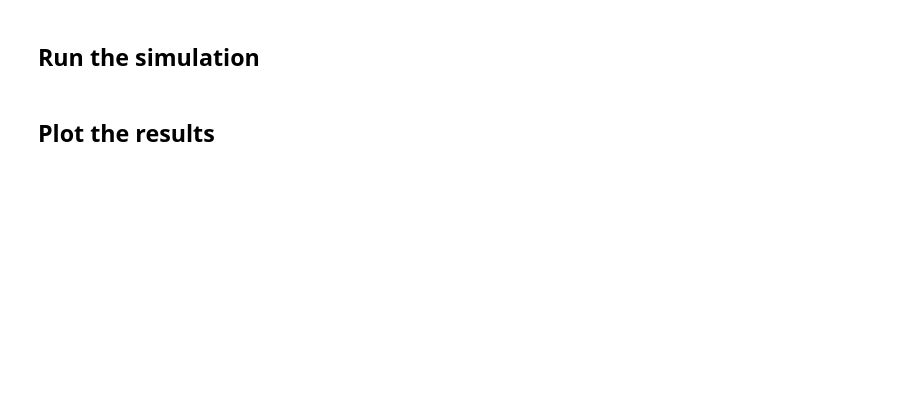
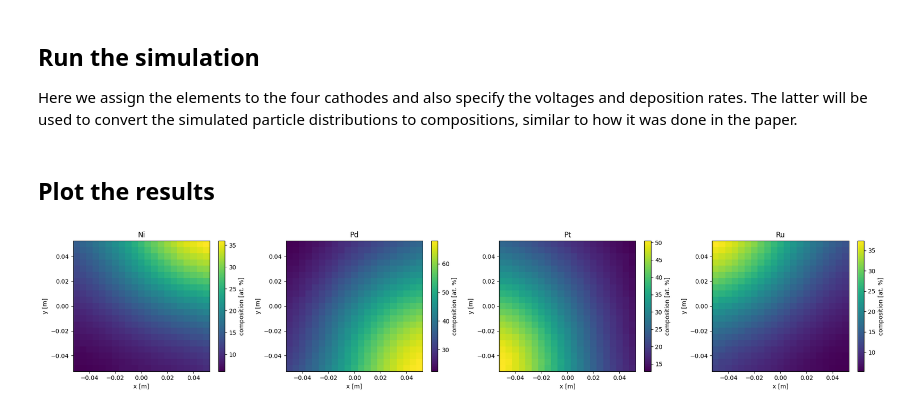
Before and after one commit to felixthln/pysimtra, a Jupyter notebook: docs/source/user_guide/subclassing.ipynb, the cells around one changed output. Cells and saved outputs as stored; diff of their text form; code cells hidden in the pictures; blank space fills up the shorter version.

```diff
--- a/docs/source/user_guide/subclassing.ipynb
+++ b/docs/source/user_guide/subclassing.ipynb
@@ -76,7 +91,7 @@ class CustomSputterSystem(SputterSystem):
         """
 
         # Create a cylindrical sputter chamber, convert from Pa to mTorr
-        chamber = Chamber.cylindrical(radius=0.12, length=0.18, temperature=293.15, pressure=0.13332 * pressure)
+        chamber = ps.Chamber.cylindrical(radius=0.12, length=0.18, temperature=293.15, pressure=0.13332 * pressure)
         # The chamber will have four cathodes positioned on an "anker circle" and with an identical tilt
         cat_pos = {1: 45, 2: 135, 3: -135, 4: -45}  # °
         # Convert the tilt on the adjustment screw to actual cathode tilt
@@ -85,12 +100,11 @@ class CustomSputterSystem(SputterSystem):
         mags: list[ps.Magnetron] = []
         for i, pos in cat_pos.items():
             # Create the custom magnetron
-            mag = CustomMagnetron(name'mag_%d' % i, pos, t_deg, elements[i], n_particles)
+            mag = CustomMagnetron('mag%d' % i, pos, t_deg, elements[i], n_particles)
             mags.append(mag)
-        # Define the substrate which also will be the same for all depositions (identical to the previous guide)
-        # Convert the table height parameter to the actual position in the chamber
+        # Define the substrate which also will be the same for all depositions
         s_surf = ps.Rectangle(name='subSurface', dx=0.05, dy=0.05, save_avg_data=True, avg_grid=(21, 21))
-        substrate = ps.DummyObject(name='substrate', surfaces=[s_surf], position=(0, 0, 0.2 - table_height))
+        substrate = ps.DummyObject(name='substrate', surfaces=[s_surf], position=(0, 0, 0.15))
         # Initialize the superclass
         super().__init__(chamber, mags, substrate, output_path)
 
@@ -98,16 +112,16 @@ class CustomSputterSystem(SputterSystem):
     def sim_deposition(self, voltages: dict[int, float], dep_rates: dict[int, float]) -> pd.DataFrame:
 
         """
-        Initiates the simulation of the deposition.
+        Initiates the simulation of the deposition and converts the simulation results to composition.
 
-        :param voltages: voltages of the power supplies
+        :param voltages: voltages of the power supplies which will be used maximum ion energies for the Thompson distribution
         :param dep_rates: measured deposition rates in the center of the substrate
-        :return: composition in atomic percent
+        :return: DataFrame with the compositions in atomic percent
         """
 
         # Set the voltages on the power supplies as maximum ion energies
         elements: list[str] = []
-        for i, v for voltages.items():
+        for i, v in voltages.items():
             # Find the magnetron with the respective name and set the maximum ion energy
             mag = [m for m in self.magnetrons if m.name == 'mag%d' % i][0]
             mag.max_ion_energy = v
@@ -117,19 +131,24 @@ class CustomSputterSystem(SputterSystem):
         sim_res = self.simulate(['mag%d' % i for i in voltages.keys()])
         # Get the number of particles for every magnetron and flatten the result
         n_particles = {i: res.n_particles['substrate'].flatten() for i, res in zip(voltages.keys(), sim_res)}
-        # Wrap the results in a pandas DataFrame, change the column names to the elements
-        n_particles = pd.DataFrame.from_dict(n_particles, index=range(1, 442), columns=elements)
+        # Wrap the results in a pandas DataFrame
+        n_particles = pd.DataFrame.from_dict(n_particles)
+        n_particles.index = range(1, 442)
         # Convert to a deposition profile by normalizing to the center area and multiplying with the deposition rates
-        dep_profile = n_particles / n_particles.loc[220] * pd.Series(dep_rates)
+        dep_profile = n_particles / n_particles.loc[221] * pd.Series(dep_rates)
+        # Change the column names to the elements
+        dep_profile.rename(columns={i: e for i, e in zip(voltages.keys(), elements)}, inplace=True)
         # Calculate the ratio to arrive at the composition in volume percent
         vol = dep_profile.div(dep_profile.sum(axis=1), axis=0) * 100
-        # Get the density and the atomic of each element
+        # Get the density and the atomic of each element via mendeleev
         density = pd.Series({e: Element(e).density for e in elements})
-        at_mass = pd.Series({e: Element(e).atomic_mass for e in elements})
-        # Return the composition
-        return (density * vol / at_mass).div(density * volume / at_mass).sum(axis=1), axis=0)
+        at_mass = pd.Series({e: Element(e).mass for e in elements})
+        # Convert the composition to atomic percent and return it
+        return (density * vol / at_mass).div((density * vol / at_mass).sum(axis=1), axis=0) * 100
 # %% [markdown]
 ## Run the simulation
+
+Here we assign the elements to the four cathodes and also specify the voltages and deposition rates. The latter will be used to convert the simulated particle distributions to compositions, similar to how it was done in the paper.
 # %%
 # Define the elements
 elements = {1: 'Ni', 2: 'Pd', 3: 'Pt', 4: 'Ru'}
@@ -138,10 +157,10 @@ voltages = {1: 200, 2: 250, 3: 190, 4: 180}  # V
 # Define the deposition rates, for this example we assume that the deposition rates are independent on the angle
 dep_rates = {1: 0.04, 2: 0.15, 3: 0.1, 4: 0.05}  # nm/s
 # Define an output path for the simulation
-out_path = 'C:/Users/Felix/Desktop/sim_result'
+output_path = 'C:/Users/Felix/Desktop/sim_result'
 
-# Define the sputter system
-system = CustomSputterSystem(elements, output_path, tilt=20, n_particles=10**6)
+# Define the sputter system, the simulation time can be adjusted by changing the number of simulated particles
+system = CustomSputterSystem(elements, output_path, tilt=20, n_particles=10**8)
 # Run the deposition simulation and retrieve the composition
 composition = system.sim_deposition(voltages, dep_rates)
 # %% [markdown]
@@ -149,24 +168,26 @@ composition = system.sim_deposition(voltages, dep_rates)
 # %%
 # Create a plot with as many subplots as there are elements
 fig, ax = plt.subplots(1, len(elements), figsize=(len(elements) * 5, 4))
 
 # Iterate over the elements and load plot the composition
-for elem in elements.values():
+for i, elem in enumerate(elements.values()):
     # Get the composition and reshape it to the original grid (the values are originating from the definition of the substrate in the
     # custom sputter system class
     xy = np.linspace(-0.05, 0.05, 21)
-    X, Y = np.meshgrid(xy, sy)
+    X, Y = np.meshgrid(xy, xy)
     comp = composition[elem].values.reshape(X.shape)
     # Plot the composition
     pc = ax[i].pcolormesh(X, Y, comp)
     # Add axes labels
     ax[i].set_xlabel('x [m]')
     ax[i].set_ylabel('y [m]')
     # Add a title showing the sputtered element
     ax[i].set_title(elem)
     # Add a colorbar
     fig.colorbar(pc, ax=ax[i], label='composition [at. %]')
 
 # Adjust layout and show the plot
 fig.tight_layout()
 plt.show()
+# %% [output]
+[figure, added]
```
Also changed, not shown: parts of 6 cells of this notebook.
